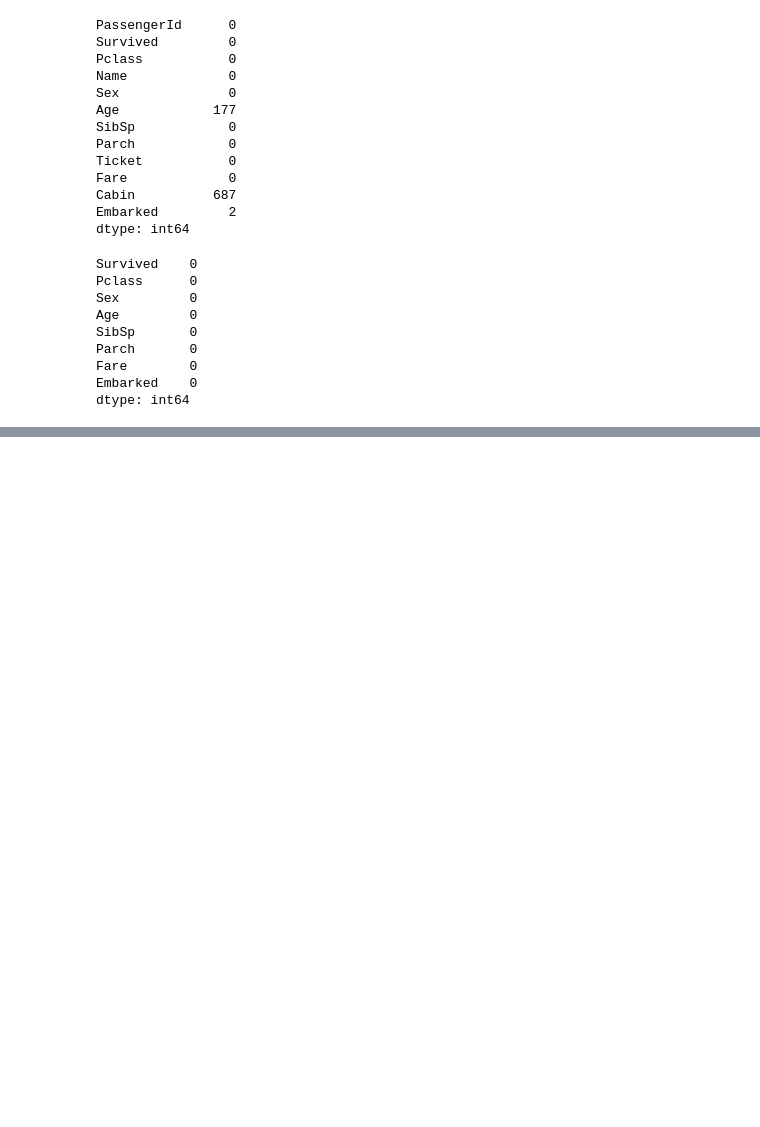
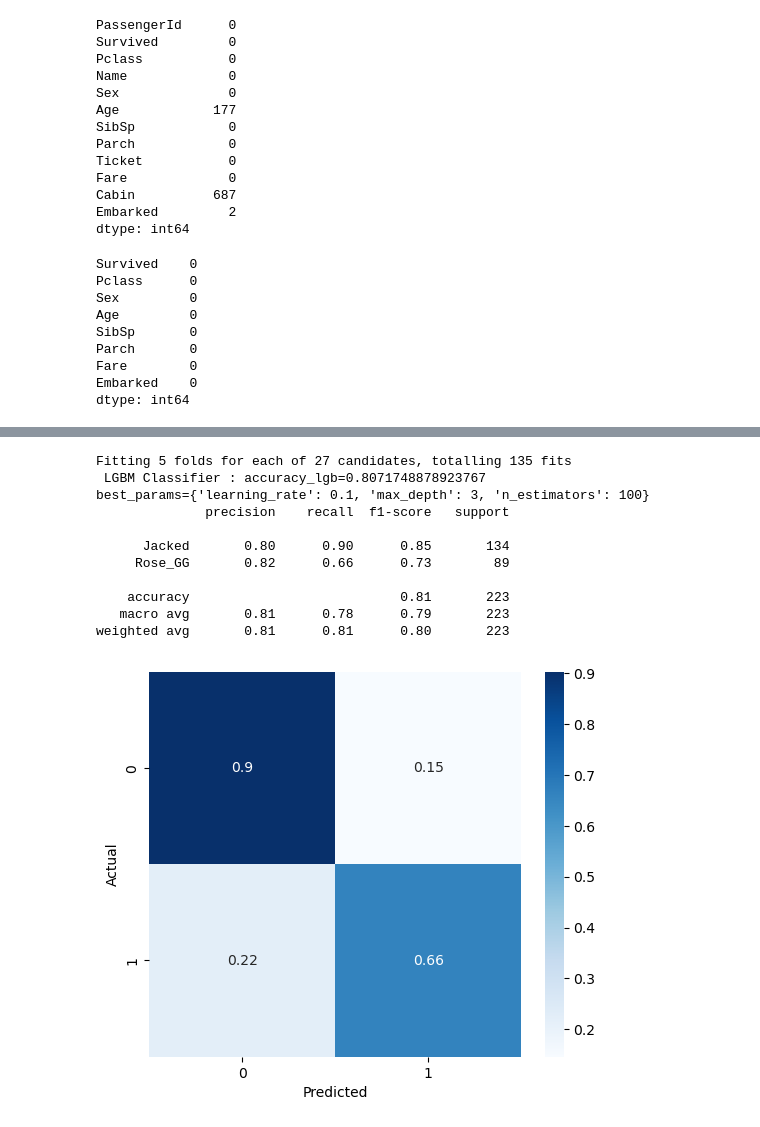
Before and after one commit to Insiares/simplon_datai_2025, a Jupyter notebook: regression_brief/Boosting/Train ML avec titanic.ipynb, the cells around one changed output, grey strips where cells are left out. Cells and saved outputs as stored; diff of their text form; code cells hidden in the pictures; blank space fills up the shorter version.

```diff
--- a/regression_brief/Boosting/Train ML avec titanic.ipynb
+++ b/regression_brief/Boosting/Train ML avec titanic.ipynb
@@ -87,0 +252,58 @@ df
+# %%
+#Test with lightbgm
+
+
+ #Define model
+LGBclass = lgb.LGBMClassifier()
+
+#hyperparameters grid
+
+param_grid = {
+    'n_estimators': [ 100, 200, 500],
+    'learning_rate': [0.01, 0.1, 0.005],
+    'max_depth': [ 3, 5, 8]
+}
+
+#define gridsearch, won't use refit here so we can study the best model as an object latter
+#note : gaining ~3% accuracy with fold at 5 'stead of 3
+grid = GridSearchCV(LGBclass, param_grid, cv = 5, verbose= 2 , n_jobs=-1, refit= False)
+grid.fit(x_train, y_train)
+
+#extracting best parameters
+best_params = grid.best_params_
+
+#predicting with best estimator
+best_LGB = lgb.LGBMClassifier(**best_params)
+best_LGB.fit(x_train, y_train)
+y_hat_lgb= best_LGB.predict(x_test)
+
+#scoring
+accuracy_lgb = accuracy_score(y_test, y_hat_lgb)
+print(f' LGBM Classifier : {accuracy_lgb=}')
+
+#confusion matrix (normalized)
+conf_matrix_lgb = confusion_matrix(y_test, y_hat_lgb)
+conf_matrix_lgb = conf_matrix_lgb/ conf_matrix_lgb.sum(axis = 1)
+plt.figure(figsize=(6, 5))
+sns.heatmap(conf_matrix_lgb, annot=True, cbar = True, cmap='Blues')
+plt.xlabel('Predicted')
+plt.ylabel('Actual')
+print(f'{best_params=}')
+
+#classification report
+report = classification_report(y_test, y_hat_lgb, target_names=['Jacked', 'Rose_GG'])
+print(report)
+output_LGBM = precision_recall_fscore_support(y_test, y_hat_lgb, average='macro')
+# %% [output]
+Fitting 5 folds for each of 27 candidates, totalling 135 fits
+ LGBM Classifier : accuracy_lgb=0.8071748878923767
+best_params={'learning_rate': 0.1, 'max_depth': 3, 'n_estimators': 100}
+              precision    recall  f1-score   support
+
+      Jacked       0.80      0.90      0.85       134
+     Rose_GG       0.82      0.66      0.73        89
+
+    accuracy                           0.81       223
+   macro avg       0.81      0.78      0.79       223
+weighted avg       0.81      0.81      0.80       223
+[figure, added]
```
Also changed, not shown: parts of 16 cells of this notebook, 1 other file.
